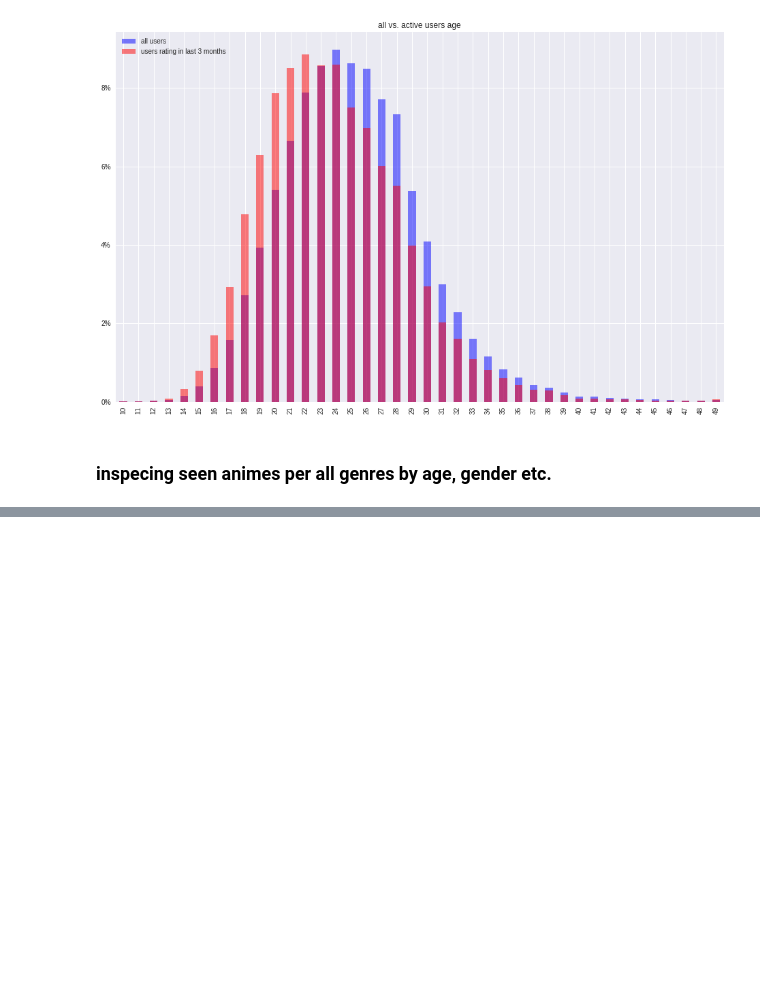
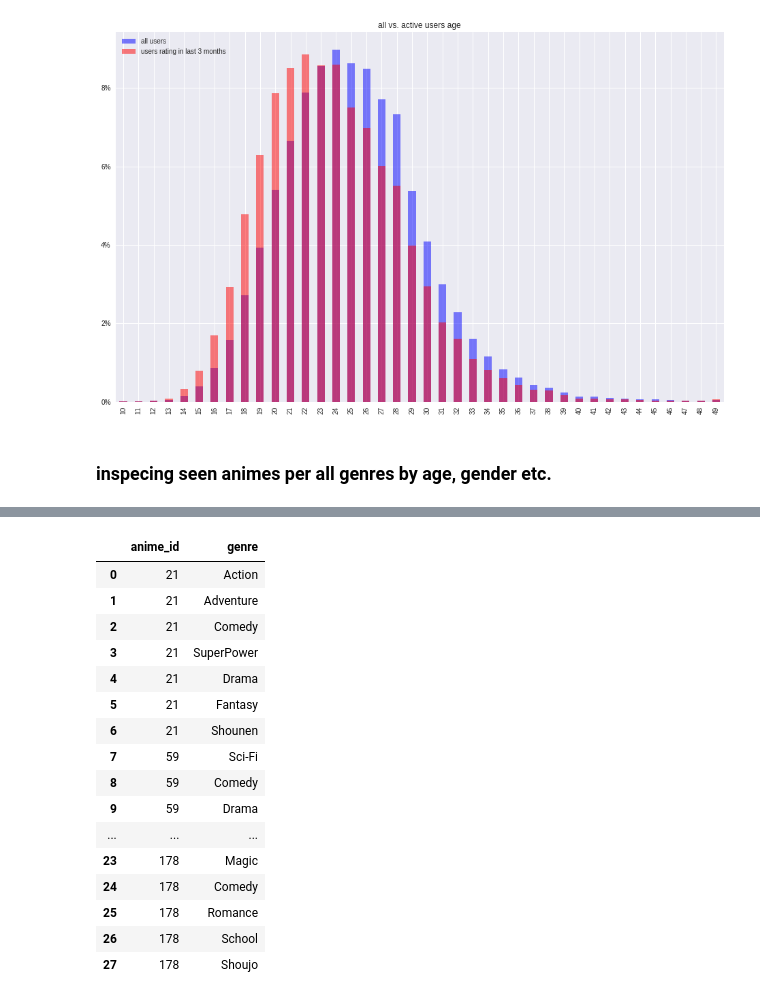
Before and after one commit to racinmat/mal-analysis, a Jupyter notebook: user_analysis.ipynb, the cells around one changed output, grey strips where cells are left out. Saved outputs shown, nothing was run; the diff lists cells and outputs as text; code cells hidden in the pictures; blank space fills up the shorter version.

```diff
--- a/user_analysis.ipynb
+++ b/user_analysis.ipynb
@@ -132,3 +223,23 @@ dtype: object
+# %%
+pd.DataFrame([(x[0], y) for i, x in enumerate(animelists.iloc[0:5][['anime_id', 'genres']].apply(lambda x: (x[0], x[1].replace(' ', '').split(',')), axis=1)) for y in x[1]], columns=['anime_id', 'genre'])
+# %% [output]
+|  | anime_id | genre |
+| 0 | 21 | Action |
+| 1 | 21 | Adventure |
+| 2 | 21 | Comedy |
+| 3 | 21 | SuperPower |
+| 4 | 21 | Drama |
+| 5 | 21 | Fantasy |
+| 6 | 21 | Shounen |
+| 7 | 59 | Sci-Fi |
+| 8 | 59 | Comedy |
+| 9 | 59 | Drama |
+| ... | ... | ... |
+| 23 | 178 | Magic |
+| 24 | 178 | Comedy |
+| 25 | 178 | Romance |
+| 26 | 178 | School |
+| 27 | 178 | Shoujo |
 # %%
 %%timeit
 # animelists.iloc[0:10000]['genres'].apply(lambda x: x.replace(' ', '').split(',')).apply(pd.Series).stack().to_frame(name='genre')
```
Also changed, not shown: parts of 12 cells of this notebook, 1 other file.
